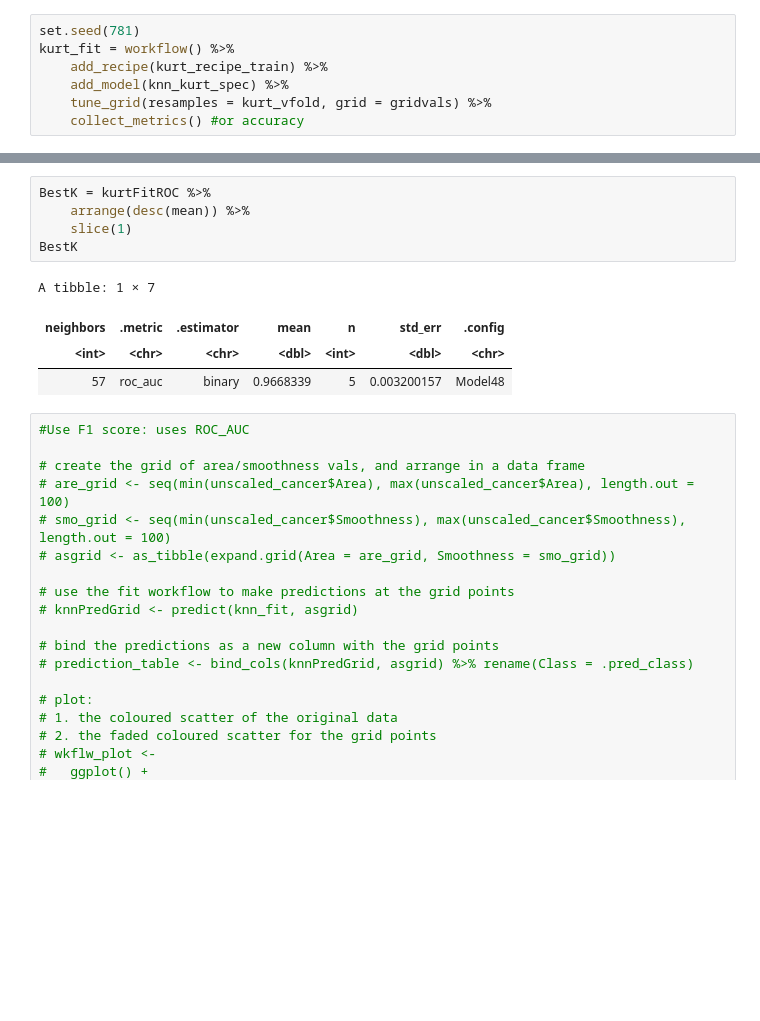
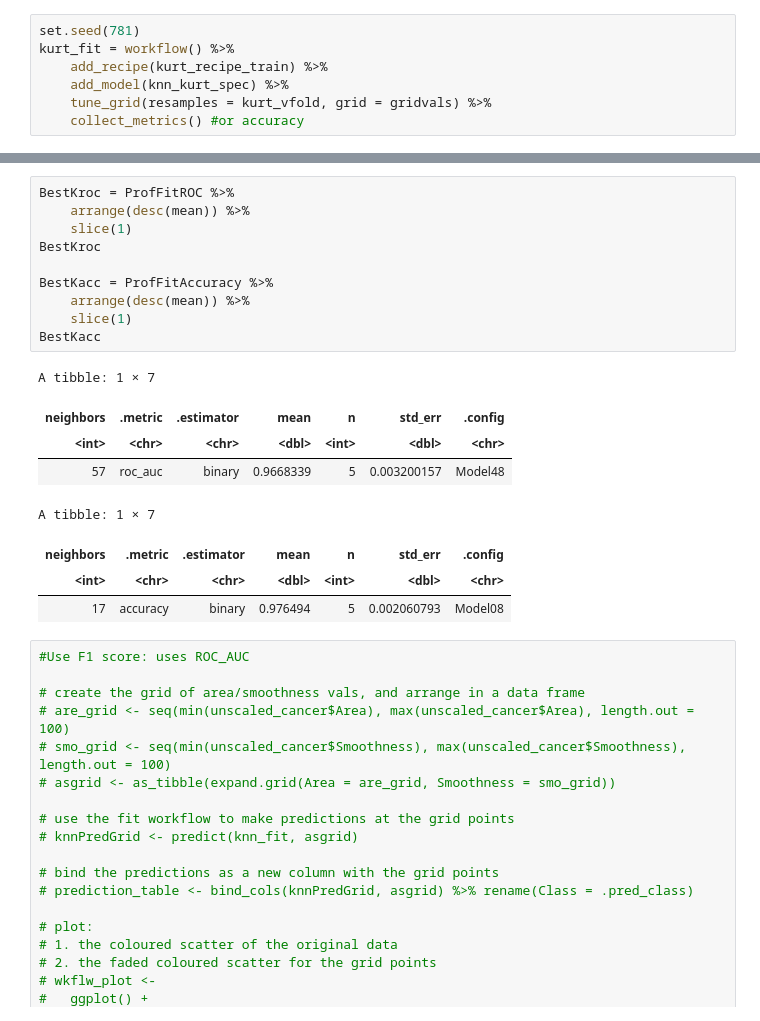
Before and after one commit to NicoRui/DSCI_100_Project, a Jupyter notebook: ProfileModel.ipynb, the cells around one changed output, grey strips where cells are left out. Cells and saved outputs as stored; diff of their text form; blank space fills up the shorter version.

```diff
--- a/ProfileModel.ipynb
+++ b/ProfileModel.ipynb
@@ -144,13 +155,22 @@ ROC_plot
-# %%
-BestK = kurtFitROC %>%
-    arrange(desc(mean)) %>%
-    slice(1)
-BestK
-# %% [output]
-A tibble: 1 × 7
-| neighbors | .metric | .estimator | mean | n | std_err | .config |
-| <int> | <chr> | <chr> | <dbl> | <int> | <dbl> | <chr> |
-| 57 | roc_auc | binary | 0.9668339 | 5 | 0.003200157 | Model48 |
+# %%
+BestKroc = ProfFitROC %>%
+    arrange(desc(mean)) %>%
+    slice(1)
+BestKroc
+
+BestKacc = ProfFitAccuracy %>%
+    arrange(desc(mean)) %>%
+    slice(1)
+BestKacc
+# %% [output]
+A tibble: 1 × 7
+| neighbors | .metric | .estimator | mean | n | std_err | .config |
+| <int> | <chr> | <chr> | <dbl> | <int> | <dbl> | <chr> |
+| 57 | roc_auc | binary | 0.9668339 | 5 | 0.003200157 | Model48 |
+A tibble: 1 × 7
+| neighbors | .metric | .estimator | mean | n | std_err | .config |
+| <int> | <chr> | <chr> | <dbl> | <int> | <dbl> | <chr> |
+| 17 | accuracy | binary | 0.976494 | 5 | 0.002060793 | Model08 |
 # %%
 #Use F1 score: uses ROC_AUC
 
```
Also changed, not shown: parts of 4 cells of this notebook, 2 other files.
